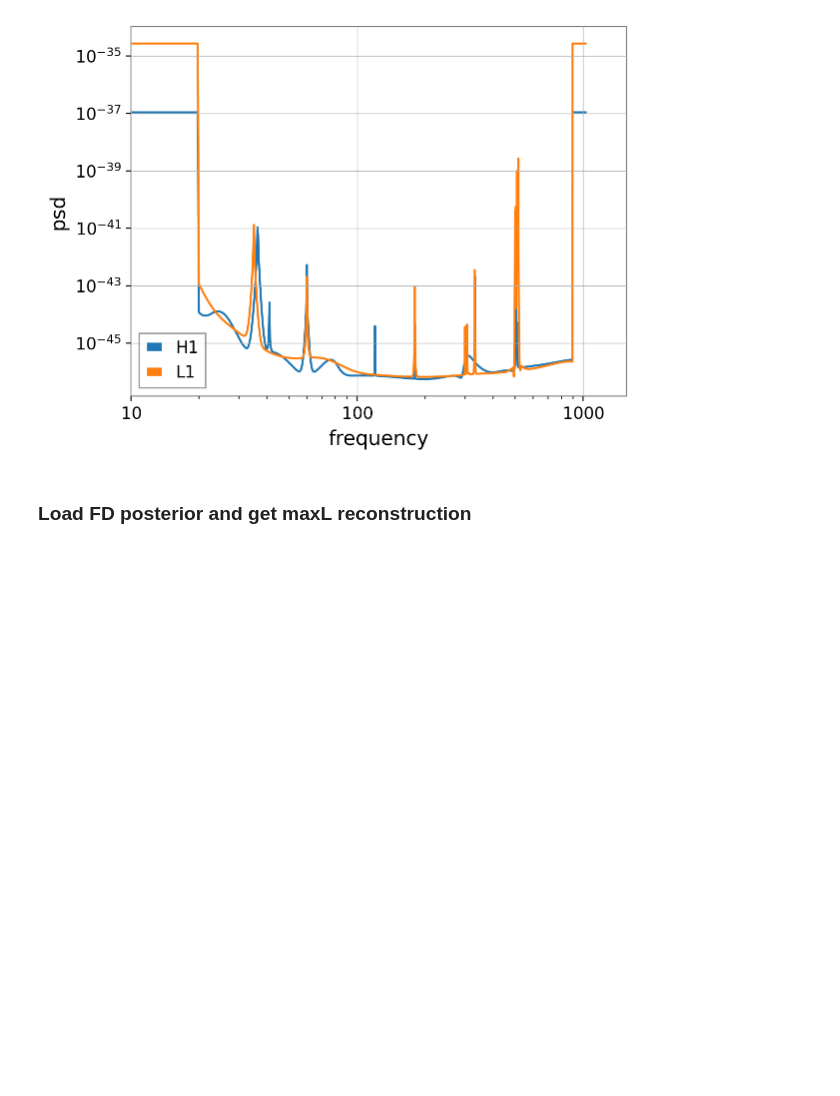
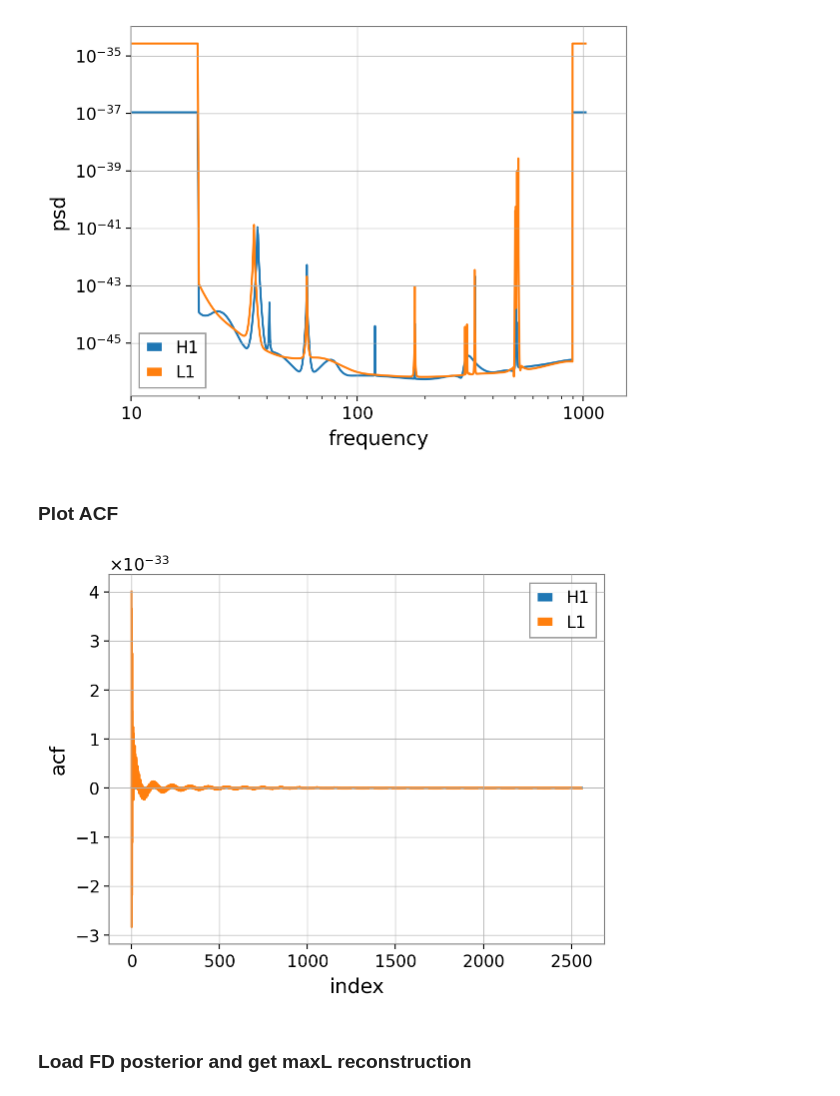
Before and after one commit to simonajmiller/tdinf, a Jupyter notebook: review/GW150914_IMRPhenomXPHM/plot_inputs.ipynb, the cells around one changed output. Cells and saved outputs as stored; diff of their text form; code cells hidden in the pictures; blank space fills up the shorter version.

```diff
--- a/review/GW150914_IMRPhenomXPHM/plot_inputs.ipynb
+++ b/review/GW150914_IMRPhenomXPHM/plot_inputs.ipynb
@@ -46,6 +50,20 @@ plt.xlim(10,)
 plt.show()
 # %% [output]
 [figure]
+# %% [markdown]
+### Plot ACF
+# %%
+# Plot conditioned PSD
+plt.figure()
+for i, ifo in enumerate(lm.ifos):
+    acf = lm.rho_dict[ifo]
+    plt.plot(acf, color=f'C{i}', label=ifo)
+plt.xlabel('index')
+plt.ylabel('acf')
+plt.legend()
+plt.show()
+# %% [output]
+[figure, added]
 # %% [markdown]
 ### Load FD posterior and get maxL reconstruction
 # %%
```
Also changed, not shown: parts of 5 cells of this notebook, 8 other files.
